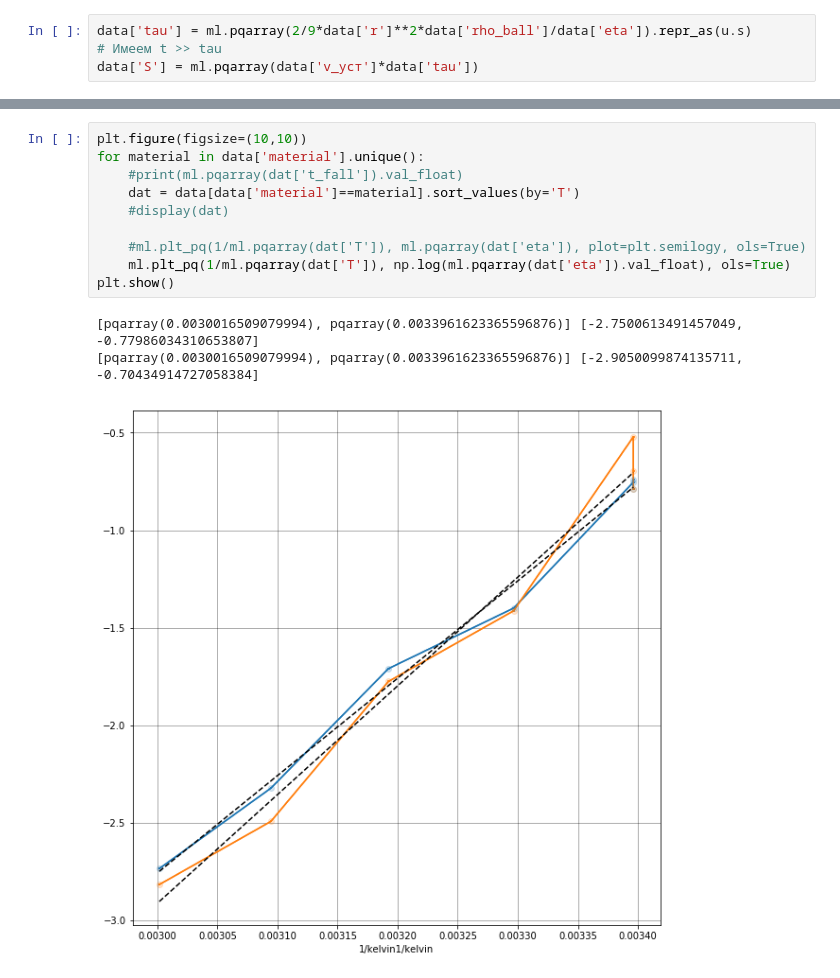
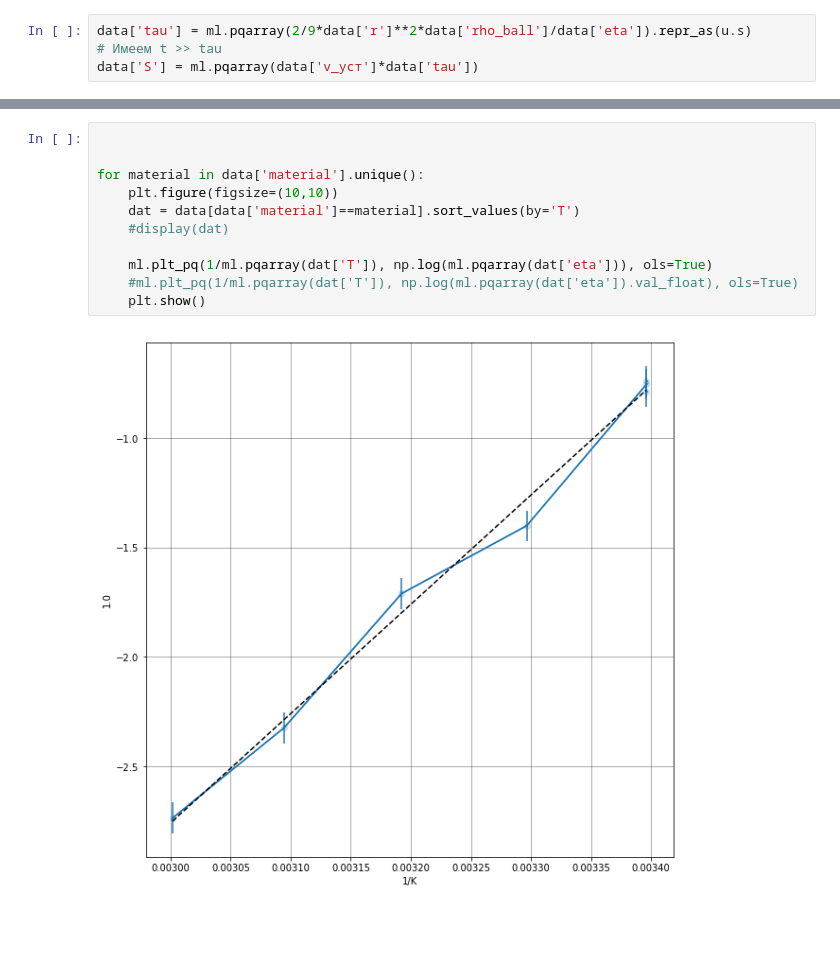
Before and after one commit to Wiki-fan/miptlabs, a Jupyter notebook: lab2.2.6 example.ipynb, the cells around one changed output, grey strips where cells are left out. Cells and saved outputs as stored; diff of their text form; blank space fills up the shorter version.

Commit message:
Work on printing, workaround of log

```diff
--- a/lab2.2.6 example.ipynb
+++ b/lab2.2.6 example.ipynb
@@ -81,14 +84,13 @@ data
 # %%
-plt.figure(figsize=(10,10))
+
+
 for material in data['material'].unique():
-    #print(ml.pqarray(dat['t_fall']).val_float)
+    plt.figure(figsize=(10,10))
     dat = data[data['material']==material].sort_values(by='T')
     #display(dat)
 
-    #ml.plt_pq(1/ml.pqarray(dat['T']), ml.pqarray(dat['eta']), plot=plt.semilogy, ols=True)
-    ml.plt_pq(1/ml.pqarray(dat['T']), np.log(ml.pqarray(dat['eta']).val_float), ols=True)
-plt.show()
+    ml.plt_pq(1/ml.pqarray(dat['T']), np.log(ml.pqarray(dat['eta'])), ols=True)
+    #ml.plt_pq(1/ml.pqarray(dat['T']), np.log(ml.pqarray(dat['eta']).val_float), ols=True)
+    plt.show()
 # %% [output]
-[pqarray(0.0030016509079994), pqarray(0.0033961623365596876)] [-2.7500613491457049, -0.77986034310653807]
-[pqarray(0.0030016509079994), pqarray(0.0033961623365596876)] [-2.9050099874135711, -0.70434914727058384]
-[figure, old version]
+[figure, new version]
```
Also changed, not shown: parts of 3 cells of this notebook, 6 other files.
